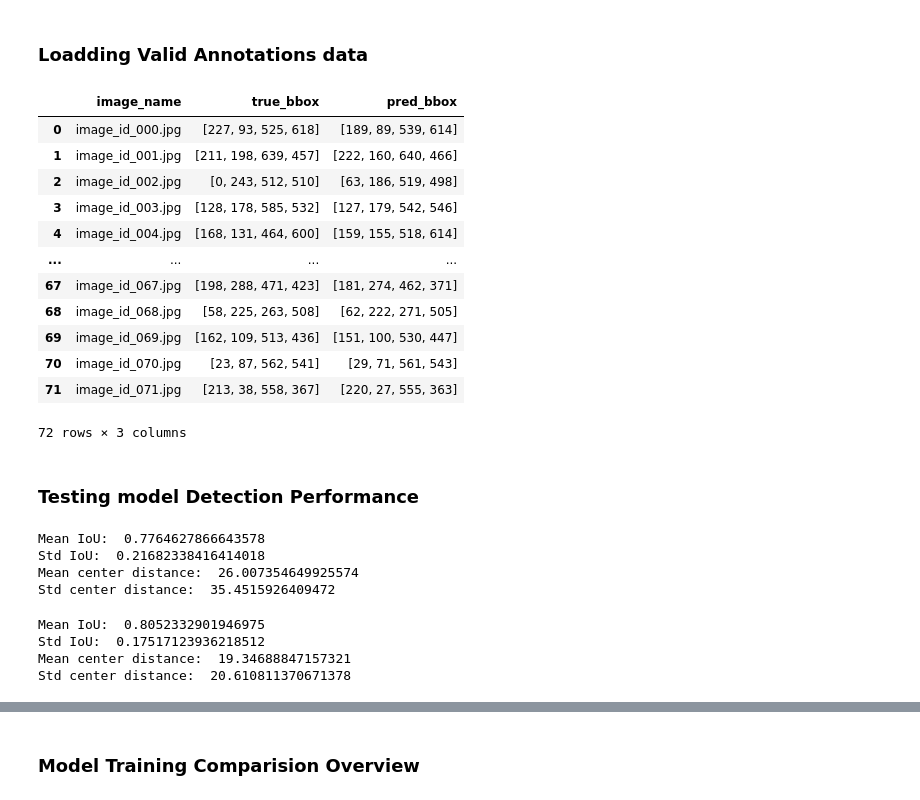
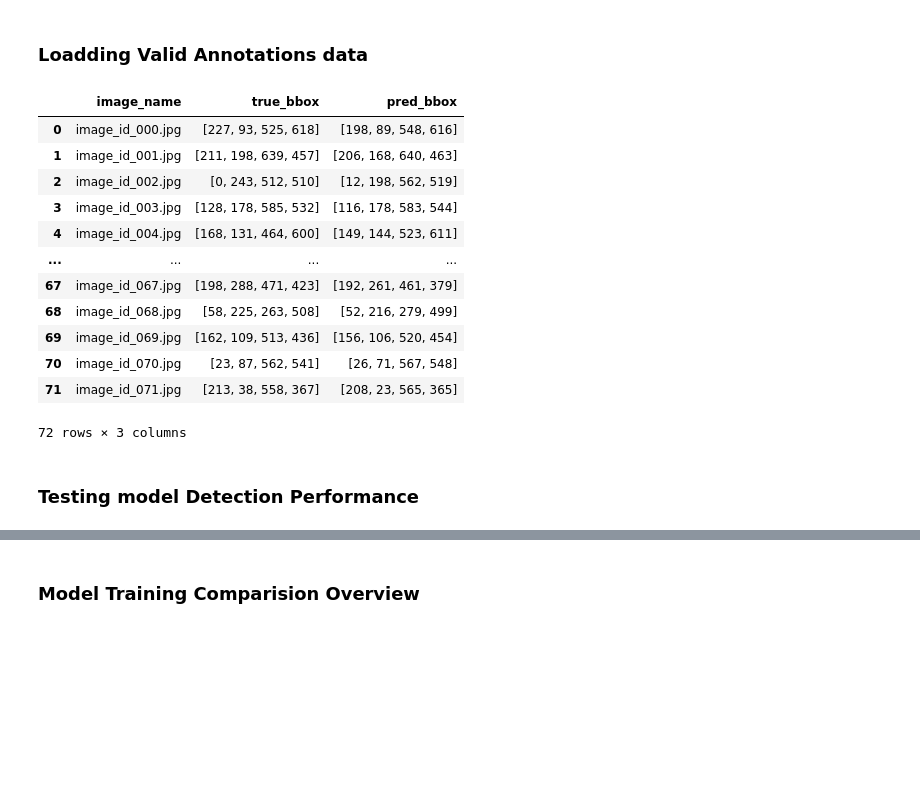
Before and after one commit to DamnScallion/Visionary-Unicorns-Project, a Jupyter notebook: yolo/testing.ipynb, the cells around one changed output, grey strips where cells are left out. Cells and saved outputs as stored; diff of their text form; code cells hidden in the pictures; blank space fills up the shorter version.

```diff
--- a/yolo/testing.ipynb
+++ b/yolo/testing.ipynb
@@ -85,26 +93,34 @@ def buildModelValidData(orig_valid_data, model):
     return new_valid_data
 # %%
 valid_data = loadValidData(VAL_DIR)
-# %%
-val_data_yolov8n_dice_original = buildModelValidData(valid_data, model_yolov8n_dice_original)
-val_data_yolov8n_dice_augmented = buildModelValidData(valid_data, model_yolov8n_dice_augmented)
-# val_data_yolov8n_iou_original = buildModelValidData(valid_data, model_yolov8n_iou_original)
-# val_data_yolov8n_iou_augmented = buildModelValidData(valid_data, model_yolov8n_iou_augmented)
-val_data_yolov8n_dice_original
-# %% [output]
-|  | image_name | true_bbox | pred_bbox |
-| 0 | image_id_000.jpg | [227, 93, 525, 618] | [189, 89, 539, 614] |
-| 1 | image_id_001.jpg | [211, 198, 639, 457] | [222, 160, 640, 466] |
-| 2 | image_id_002.jpg | [0, 243, 512, 510] | [63, 186, 519, 498] |
-| 3 | image_id_003.jpg | [128, 178, 585, 532] | [127, 179, 542, 546] |
-| 4 | image_id_004.jpg | [168, 131, 464, 600] | [159, 155, 518, 614] |
-| ... | ... | ... | ... |
-| 67 | image_id_067.jpg | [198, 288, 471, 423] | [181, 274, 462, 371] |
-| 68 | image_id_068.jpg | [58, 225, 263, 508] | [62, 222, 271, 505] |
-| 69 | image_id_069.jpg | [162, 109, 513, 436] | [151, 100, 530, 447] |
-| 70 | image_id_070.jpg | [23, 87, 562, 541] | [29, 71, 561, 543] |
-| 71 | image_id_071.jpg | [213, 38, 558, 367] | [220, 27, 555, 363] |
-72 rows × 3 columns
+# %%
+val_data_yolov8n_orig = buildModelValidData(valid_data, model_yolov8n_orig)
+val_data_yolov8n_5k_aug = buildModelValidData(valid_data, model_yolov8n_5k_aug)
+
+val_data_yolov8s_orig = buildModelValidData(valid_data, model_yolov8s_orig)
+val_data_yolov8s_5k_aug = buildModelValidData(valid_data, model_yolov8s_5k_aug)
+
+val_data_yolov8m_orig = buildModelValidData(valid_data, model_yolov8m_orig)
+val_data_yolov8m_5k_aug = buildModelValidData(valid_data, model_yolov8m_5k_aug)
+
+val_data_custom_orig = buildModelValidData(valid_data, model_custom_orig)
+val_data_custom_5k_aug = buildModelValidData(valid_data, model_custom_5k_aug)
+
+val_data_custom_5k_aug
+# %% [output]
+|  | image_name | true_bbox | pred_bbox |
+| 0 | image_id_000.jpg | [227, 93, 525, 618] | [198, 89, 548, 616] |
+| 1 | image_id_001.jpg | [211, 198, 639, 457] | [206, 168, 640, 463] |
+| 2 | image_id_002.jpg | [0, 243, 512, 510] | [12, 198, 562, 519] |
+| 3 | image_id_003.jpg | [128, 178, 585, 532] | [116, 178, 583, 544] |
+| 4 | image_id_004.jpg | [168, 131, 464, 600] | [149, 144, 523, 611] |
+| ... | ... | ... | ... |
+| 67 | image_id_067.jpg | [198, 288, 471, 423] | [192, 261, 461, 379] |
+| 68 | image_id_068.jpg | [58, 225, 263, 508] | [52, 216, 279, 499] |
+| 69 | image_id_069.jpg | [162, 109, 513, 436] | [156, 106, 520, 454] |
+| 70 | image_id_070.jpg | [23, 87, 562, 541] | [26, 71, 567, 548] |
+| 71 | image_id_071.jpg | [213, 38, 558, 367] | [208, 23, 565, 365] |
+72 rows × 3 columns
 # %% [markdown]
 ### Testing model Detection Performance
 # %%
@@ -166,14 +184,0 @@ def detectionPerformance(model_val_data):
-# %%
-detectionPerformance(val_data_yolov8n_dice_original)
-# %% [output]
-Mean IoU:  0.7764627866643578
-Std IoU:  0.21682338416414018
-Mean center distance:  26.007354649925574
-Std center distance:  35.4515926409472
-# %%
-detectionPerformance(val_data_yolov8n_dice_augmented)
-# %% [output]
-Mean IoU:  0.8052332901946975
-Std IoU:  0.17517123936218512
-Mean center distance:  19.34688847157321
-Std center distance:  20.610811370671378
```
Also changed, not shown: parts of 22 cells of this notebook, 1 other file.
